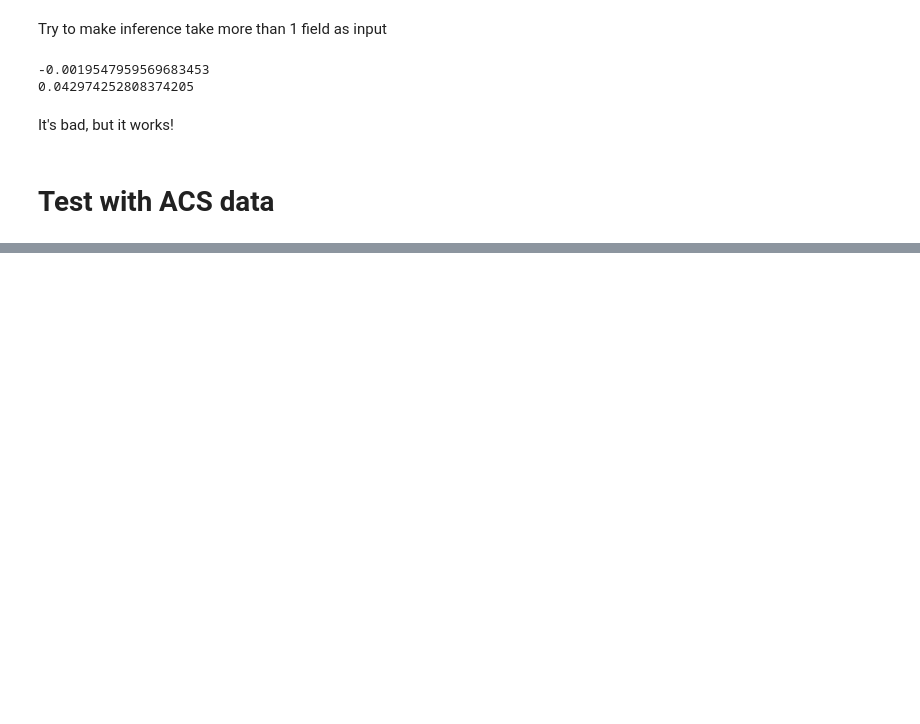
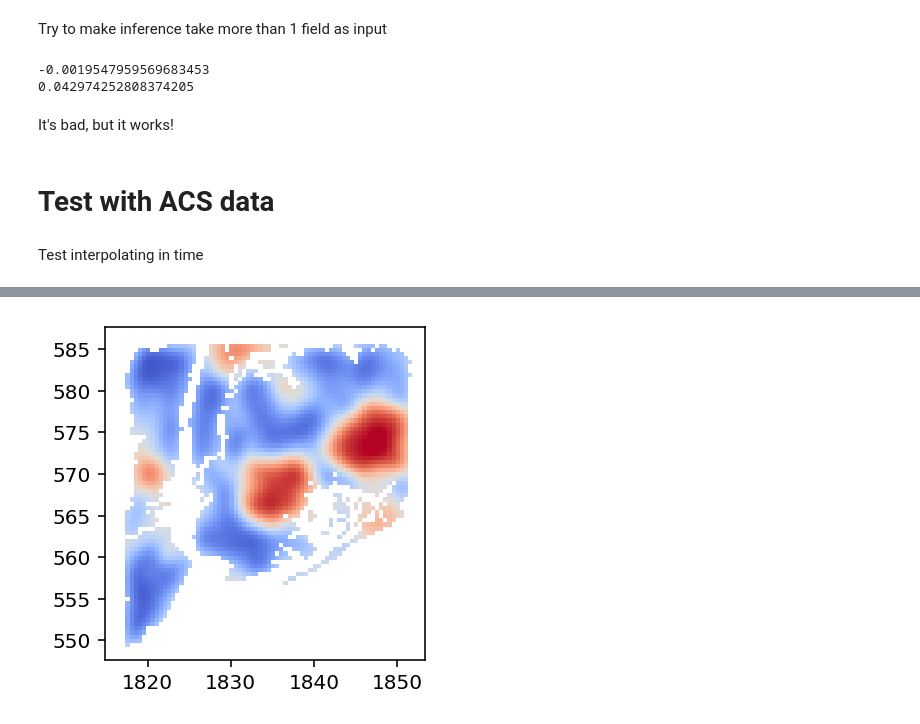
Before and after one commit to dsseara/sociohydro, a Jupyter notebook: inference/inference_test.ipynb, the cells around one changed output, grey strips where cells are left out. Drawn from its saved outputs; the diff is of its cells as text; code cells hidden in the pictures; blank space fills up the shorter version.

Commit message:
initial runs of inference test on ACS data

```diff
--- a/inference/inference_test.ipynb
+++ b/inference/inference_test.ipynb
@@ -301,0 +316,17 @@ for idx in idxs:
+# %% [markdown]
+Test interpolating in time
+# %%
+fig, ax = plt.subplots(dpi=144, figsize=(3, 3))
+ax.set_aspect(1)
+
+c = ax.pcolormesh(xs[2], ys[2], (ϕWs[2] - ϕBs[2])[0], cmap="coolwarm_r")
+
+def animate(i):
+    c.set_array((ϕWs[2] - ϕBs[2])[i].flatten())
+    return [c,]
+
+anim = animation.FuncAnimation(fig, animate, frames=len(ts_interp[0]),
+                               interval=100, blit=True)
+
+HTML(anim.to_html5_video())
+# %% [output]
@@ -302,2 +334,3 @@ for idx in idxs:
+[figure, added]
 # %%
 inferer = SociohydroInfer2D(ϕWs, ϕBs,
```
Also changed, not shown: parts of 8 cells of this notebook.
